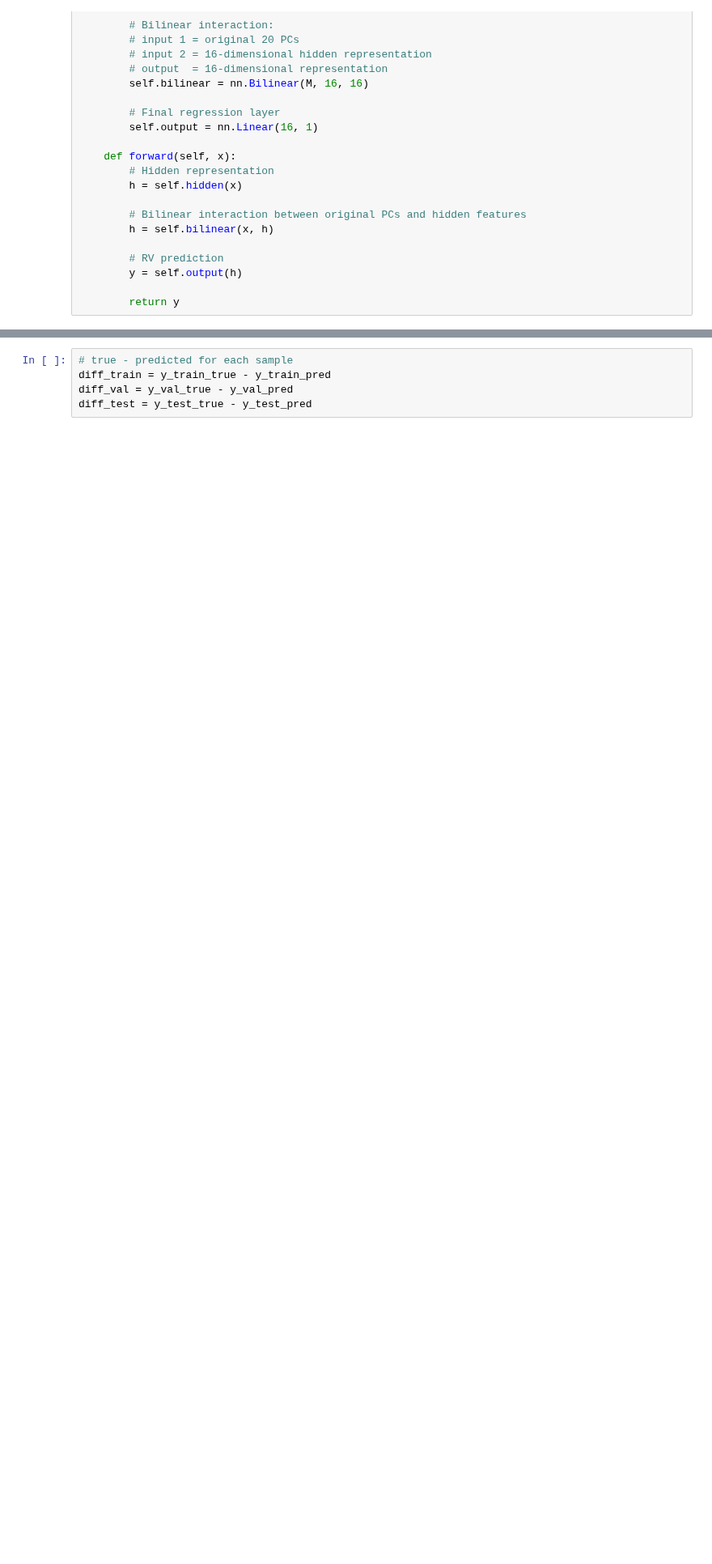
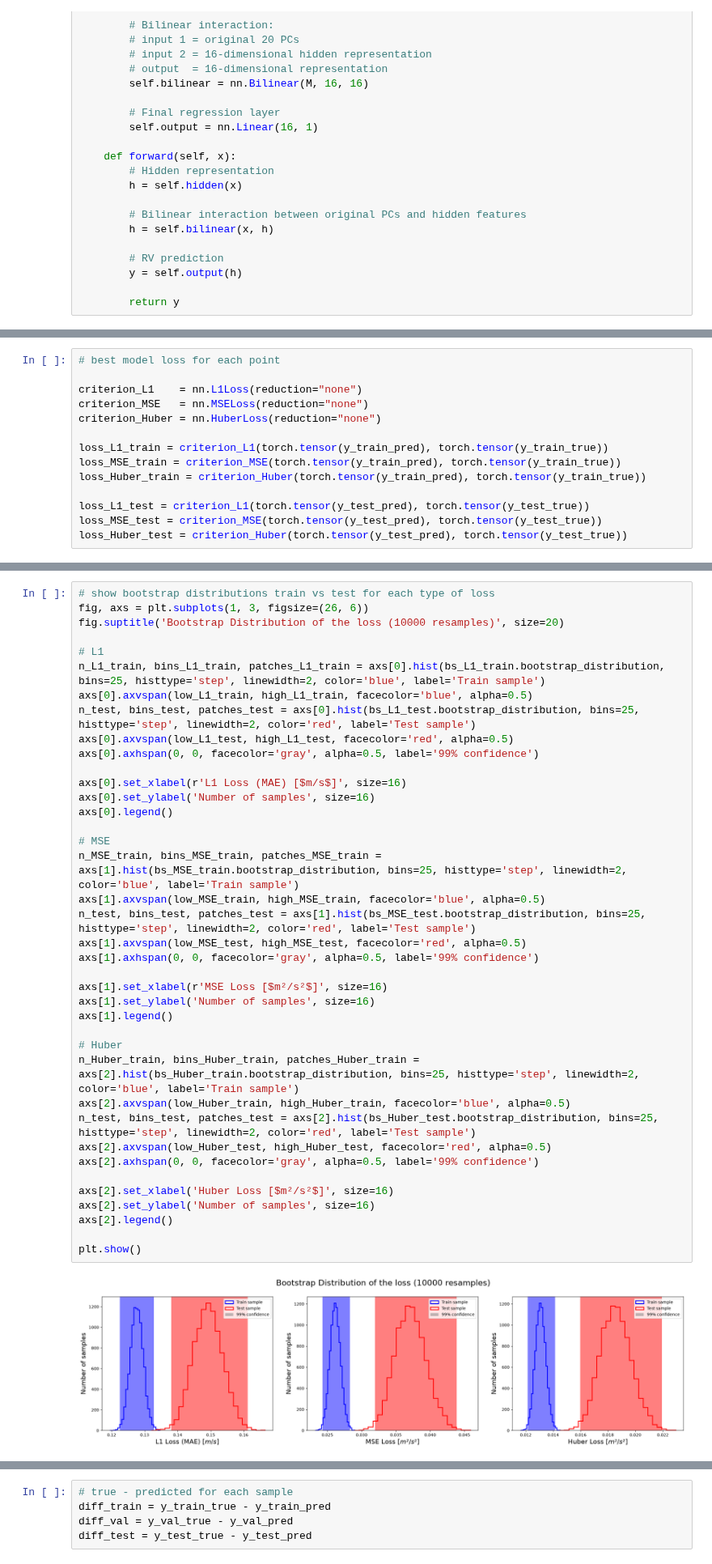
Before and after one commit to Etienne99/LAM_Internship, a Jupyter notebook: scripts_2/neuraln_4.ipynb, the cells around one changed output, grey strips where cells are left out. Shown at 81% size. Cells and saved outputs as stored; diff of their text form; blank space fills up the shorter version.

Commit message:
NN model comparisons

```diff
--- a/scripts_2/neuraln_4.ipynb
+++ b/scripts_2/neuraln_4.ipynb
@@ -399,0 +398,14 @@ Test loss: 0.1485
+# %%
+# best model loss for each point
+
+criterion_L1    = nn.L1Loss(reduction="none")
+criterion_MSE   = nn.MSELoss(reduction="none")
+criterion_Huber = nn.HuberLoss(reduction="none")
+
+loss_L1_train = criterion_L1(torch.tensor(y_train_pred), torch.tensor(y_train_true))
+loss_MSE_train = criterion_MSE(torch.tensor(y_train_pred), torch.tensor(y_train_true))
+loss_Huber_train = criterion_Huber(torch.tensor(y_train_pred), torch.tensor(y_train_true))
+
+loss_L1_test = criterion_L1(torch.tensor(y_test_pred), torch.tensor(y_test_true))
+loss_MSE_test = criterion_MSE(torch.tensor(y_test_pred), torch.tensor(y_test_true))
+loss_Huber_test = criterion_Huber(torch.tensor(y_test_pred), torch.tensor(y_test_true))
@@ -399,0 +480,41 @@ Test loss: 0.1485
+# %%
+# show bootstrap distributions train vs test for each type of loss
+fig, axs = plt.subplots(1, 3, figsize=(26, 6))
+fig.suptitle('Bootstrap Distribution of the loss (10000 resamples)', size=20)
+
+# L1
+n_L1_train, bins_L1_train, patches_L1_train = axs[0].hist(bs_L1_train.bootstrap_distribution, bins=25, histtype='step', linewidth=2, color='blue', label='Train sample')
+axs[0].axvspan(low_L1_train, high_L1_train, facecolor='blue', alpha=0.5)
+n_test, bins_test, patches_test = axs[0].hist(bs_L1_test.bootstrap_distribution, bins=25, histtype='step', linewidth=2, color='red', label='Test sample')
+axs[0].axvspan(low_L1_test, high_L1_test, facecolor='red', alpha=0.5)
+axs[0].axhspan(0, 0, facecolor='gray', alpha=0.5, label='99% confidence')
+
+axs[0].set_xlabel(r'L1 Loss (MAE) [$m/s$]', size=16)
+axs[0].set_ylabel('Number of samples', size=16)
+axs[0].legend()
+
+# MSE
+n_MSE_train, bins_MSE_train, patches_MSE_train = axs[1].hist(bs_MSE_train.bootstrap_distribution, bins=25, histtype='step', linewidth=2, color='blue', label='Train sample')
+axs[1].axvspan(low_MSE_train, high_MSE_train, facecolor='blue', alpha=0.5)
+n_test, bins_test, patches_test = axs[1].hist(bs_MSE_test.bootstrap_distribution, bins=25, histtype='step', linewidth=2, color='red', label='Test sample')
+axs[1].axvspan(low_MSE_test, high_MSE_test, facecolor='red', alpha=0.5)
+axs[1].axhspan(0, 0, facecolor='gray', alpha=0.5, label='99% confidence')
+
+axs[1].set_xlabel(r'MSE Loss [$m²/s²$]', size=16)
+axs[1].set_ylabel('Number of samples', size=16)
+axs[1].legend()
+
+# Huber
+n_Huber_train, bins_Huber_train, patches_Huber_train = axs[2].hist(bs_Huber_train.bootstrap_distribution, bins=25, histtype='step', linewidth=2, color='blue', label='Train sample')
+axs[2].axvspan(low_Huber_train, high_Huber_train, facecolor='blue', alpha=0.5)
+n_test, bins_test, patches_test = axs[2].hist(bs_Huber_test.bootstrap_distribution, bins=25, histtype='step', linewidth=2, color='red', label='Test sample')
+axs[2].axvspan(low_Huber_test, high_Huber_test, facecolor='red', alpha=0.5)
+axs[2].axhspan(0, 0, facecolor='gray', alpha=0.5, label='99% confidence')
+
+axs[2].set_xlabel('Huber Loss [$m²/s²$]', size=16)
+axs[2].set_ylabel('Number of samples', size=16)
+axs[2].legend()
+
+plt.show()
+# %% [output]
+[figure, added]
```
Also changed, not shown: parts of 10 cells of this notebook.
